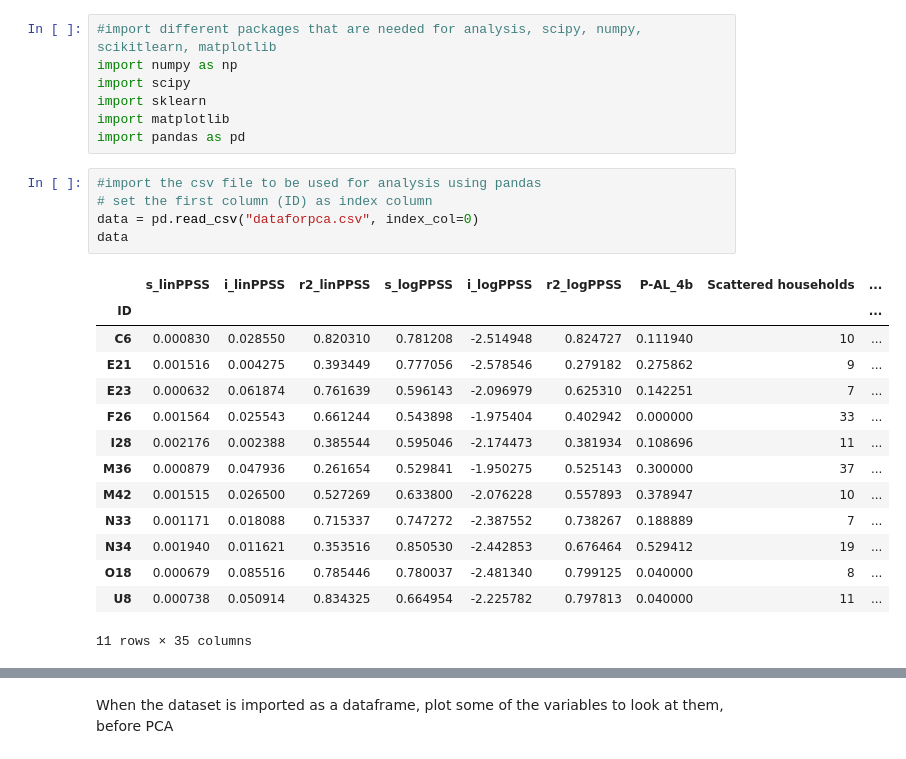
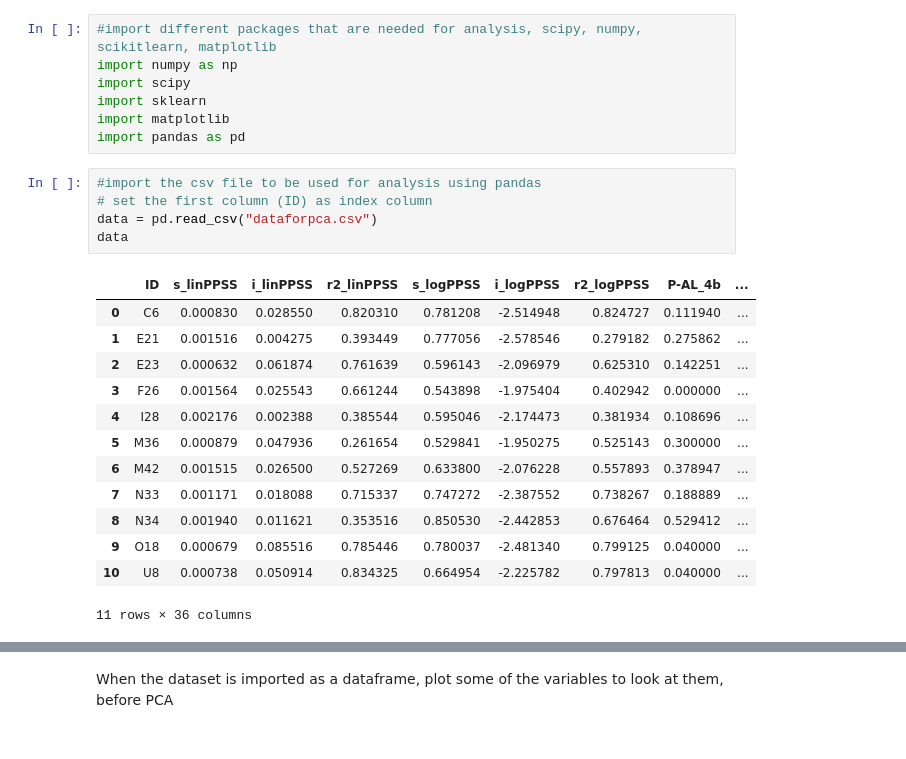
Before and after one commit to SaraSandstrom/pythoncourse, a Jupyter notebook: pcatest.ipynb, the cells around one changed output, grey strips where cells are left out. Drawn from its saved outputs; the diff is of its cells as text.

```diff
--- a/pcatest.ipynb
+++ b/pcatest.ipynb
@@ -10,22 +10,21 @@ import pandas as pd
 # %%
 #import the csv file to be used for analysis using pandas
 # set the first column (ID) as index column
-data = pd.read_csv("dataforpca.csv", index_col=0)
+data = pd.read_csv("dataforpca.csv")
 data
 # %% [output]
-|  | s_linPPSS | i_linPPSS | r2_linPPSS | s_logPPSS | i_logPPSS | r2_logPPSS | P-AL_4b | Scattered households | ... |
-| ID |  |  |  |  |  |  |  |  | ... |
-| C6 | 0.000830 | 0.028550 | 0.820310 | 0.781208 | -2.514948 | 0.824727 | 0.111940 | 10 | ... |
-| E21 | 0.001516 | 0.004275 | 0.393449 | 0.777056 | -2.578546 | 0.279182 | 0.275862 | 9 | ... |
-| E23 | 0.000632 | 0.061874 | 0.761639 | 0.596143 | -2.096979 | 0.625310 | 0.142251 | 7 | ... |
-| F26 | 0.001564 | 0.025543 | 0.661244 | 0.543898 | -1.975404 | 0.402942 | 0.000000 | 33 | ... |
-| I28 | 0.002176 | 0.002388 | 0.385544 | 0.595046 | -2.174473 | 0.381934 | 0.108696 | 11 | ... |
-| M36 | 0.000879 | 0.047936 | 0.261654 | 0.529841 | -1.950275 | 0.525143 | 0.300000 | 37 | ... |
-| M42 | 0.001515 | 0.026500 | 0.527269 | 0.633800 | -2.076228 | 0.557893 | 0.378947 | 10 | ... |
-| N33 | 0.001171 | 0.018088 | 0.715337 | 0.747272 | -2.387552 | 0.738267 | 0.188889 | 7 | ... |
-| N34 | 0.001940 | 0.011621 | 0.353516 | 0.850530 | -2.442853 | 0.676464 | 0.529412 | 19 | ... |
-| O18 | 0.000679 | 0.085516 | 0.785446 | 0.780037 | -2.481340 | 0.799125 | 0.040000 | 8 | ... |
-| U8 | 0.000738 | 0.050914 | 0.834325 | 0.664954 | -2.225782 | 0.797813 | 0.040000 | 11 | ... |
+|  | ID | s_linPPSS | i_linPPSS | r2_linPPSS | s_logPPSS | i_logPPSS | r2_logPPSS | P-AL_4b | ... |
+| 0 | C6 | 0.000830 | 0.028550 | 0.820310 | 0.781208 | -2.514948 | 0.824727 | 0.111940 | ... |
+| 1 | E21 | 0.001516 | 0.004275 | 0.393449 | 0.777056 | -2.578546 | 0.279182 | 0.275862 | ... |
+| 2 | E23 | 0.000632 | 0.061874 | 0.761639 | 0.596143 | -2.096979 | 0.625310 | 0.142251 | ... |
+| 3 | F26 | 0.001564 | 0.025543 | 0.661244 | 0.543898 | -1.975404 | 0.402942 | 0.000000 | ... |
+| 4 | I28 | 0.002176 | 0.002388 | 0.385544 | 0.595046 | -2.174473 | 0.381934 | 0.108696 | ... |
+| 5 | M36 | 0.000879 | 0.047936 | 0.261654 | 0.529841 | -1.950275 | 0.525143 | 0.300000 | ... |
+| 6 | M42 | 0.001515 | 0.026500 | 0.527269 | 0.633800 | -2.076228 | 0.557893 | 0.378947 | ... |
+| 7 | N33 | 0.001171 | 0.018088 | 0.715337 | 0.747272 | -2.387552 | 0.738267 | 0.188889 | ... |
+| 8 | N34 | 0.001940 | 0.011621 | 0.353516 | 0.850530 | -2.442853 | 0.676464 | 0.529412 | ... |
+| 9 | O18 | 0.000679 | 0.085516 | 0.785446 | 0.780037 | -2.481340 | 0.799125 | 0.040000 | ... |
+| 10 | U8 | 0.000738 | 0.050914 | 0.834325 | 0.664954 | -2.225782 | 0.797813 | 0.040000 | ... |
-11 rows × 35 columns
+11 rows × 36 columns
 # %%
 #create a subset of the dataframe that contains the variables I want to analyze
```
Also changed, not shown: parts of 4 cells of this notebook.
